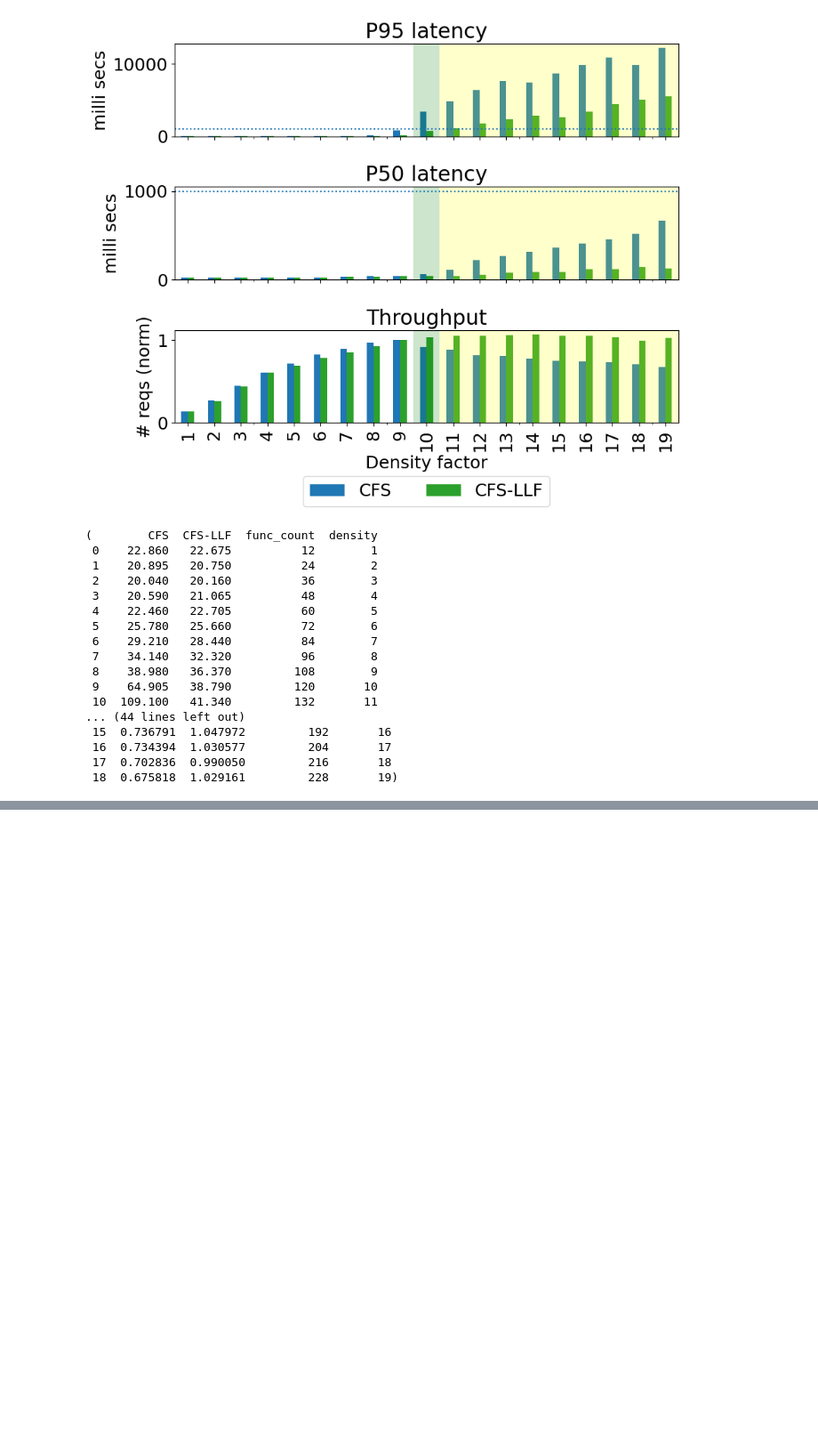
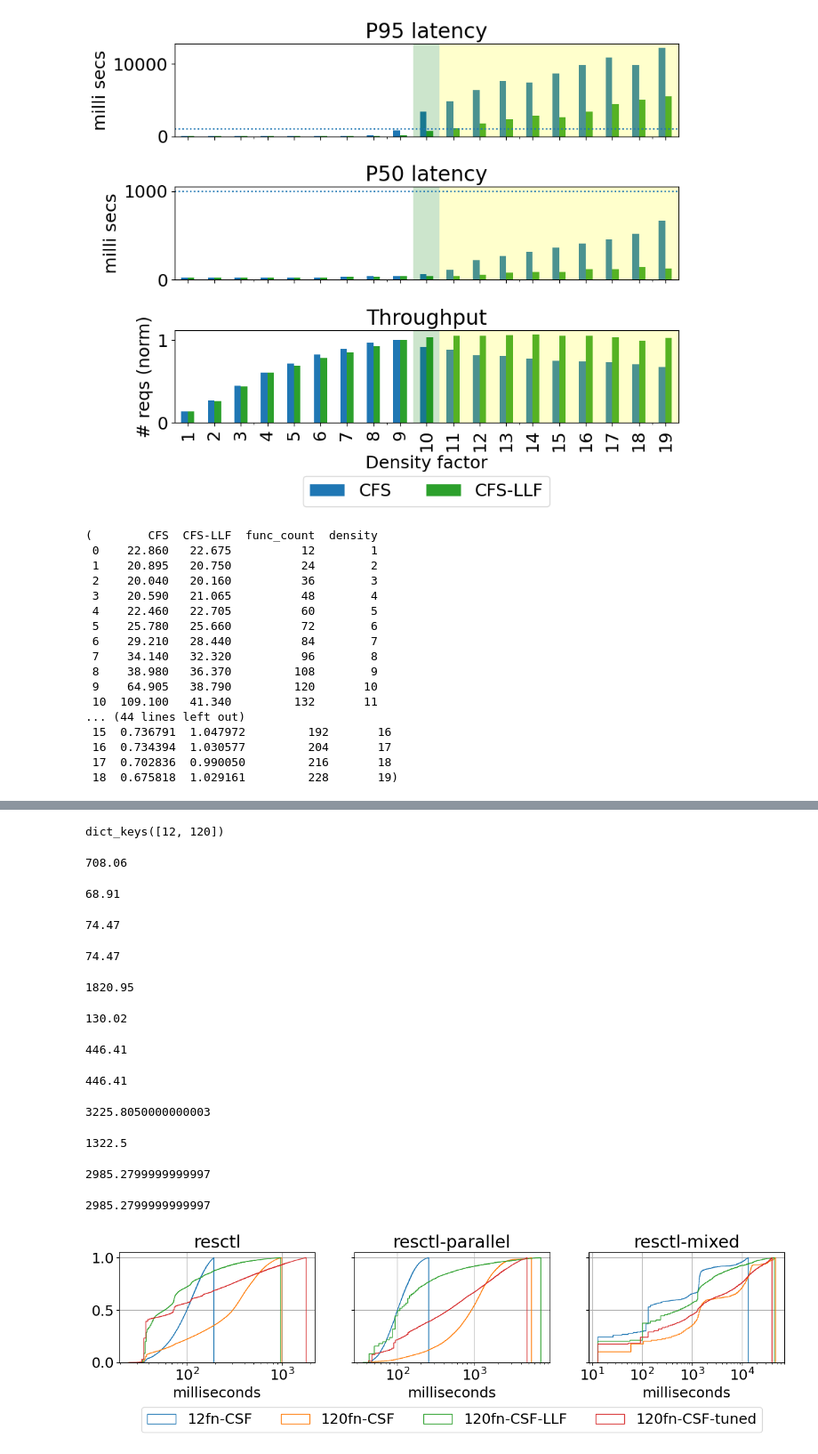
Before and after one commit to isstaif/CFS-LLF_main, a Jupyter notebook: notebooks/Host efficiency (results).ipynb, the cells around one changed output, grey strips where cells are left out. Shown at 89% size. Drawn from its saved outputs; the diff is of its cells as text; code cells hidden in the pictures; blank space fills up the shorter version.

Commit message:
restctl-mix and resctl-parallel comparisons

```diff
--- a/notebooks/Host efficiency (results).ipynb
+++ b/notebooks/Host efficiency (results).ipynb
@@ -643,0 +644,3 @@ for a in ax:
+# %%
+pickled = !ls pickled
+pickled_data = {}
@@ -643,0 +690,9 @@ for a in ax:
+# %%
+pickled_data = {}
+
+for key in pickled[:]:
+    print(key)
+    file_dump = open(f'pickled/{key}', 'rb')
+    pickled_data[key] = pickle.load(file_dump)
+    file_dump.close()
+    # print(pickled_data[key].keys())
@@ -643,0 +718,4 @@ for a in ax:
+# %%
+pickled_data[key].keys()
+# %% [output]
+dict_keys([12, 120])
@@ -643,0 +904,56 @@ for a in ax:
+# %%
+
+fig, ax = plt.subplots(1,3,figsize=(15,2.5),sharex=False,sharey=True)
+
+visualise_latency_cdf(pickled_data['results_resctl_cfs'],
+                      pickled_data['results_resctl_llf'],
+                      pickled_data['results_resctl_cfstuned'],
+                      pickled_data['results_resctl_cfstuned'],
+                      fig,ax[0],'resctl',120,[
+                          "CSF", "CSF","CSF-LLF", "CSF-tuned",
+                      ],["tab:blue","tab:orange","tab:green","tab:red"])
+
+
+visualise_latency_cdf(pickled_data['results_notracemultithreaded_cfs'],
+                      pickled_data['results_notracemultithreaded_llf'],
+                      pickled_data['results_notracemultithreaded_cfstuned'],
+                      pickled_data['results_notracemultithreaded_cfstuned'],
+                      fig,ax[1],'resctl-parallel',132,[
+                          "CSF", "CSF","CSF-LLF", "CSF-tuned",
+                      ],["tab:blue","tab:orange","tab:green","tab:red"])
+
+visualise_latency_cdf(pickled_data['results_owlmix_cfs'],
+                      pickled_data['results_owlmix_llf'],
+                      pickled_data['results_owlmix_cfstuned'],
+                      pickled_data['results_owlmix_cfstuned'],
+                      fig,ax[2],'resctl-mixed',120,[
+                          "CSF", "CSF","CSF-LLF", "CSF-tuned",
+                      ],["tab:blue","tab:orange","tab:green","tab:red"])
+
+
+# handles1, labels1 = ax[0].get_legend_handles_labels()
+# handles2, labels2 = ax[2].get_legend_handles_labels()
+
+# fig.legend(handles1 + handles2[-2:], labels1+labels2[-2:], loc='upper center',bbox_to_anchor=(0.5,-0.15),ncol=3)
+
+ax[0].legend(loc='lower center', bbox_to_anchor=(1.7,-0.7),ncol=4)
+for a in ax:
+    a.set_xscale('log')
+    # a.set_xlim(10,20000)
+# fig.savefig('/local/scratch/sosp25/figures/solution-cdf-228funcs-anon.pdf', bbox_inches="tight")
+
+# plt.show()
+# %% [output]
+708.06
+68.91
+74.47
+74.47
+1820.95
+130.02
+446.41
+446.41
+3225.8050000000003
+1322.5
+2985.2799999999997
+2985.2799999999997
+[figure, added]
```
Also changed, not shown: parts of 7 cells of this notebook, 16 other files.
